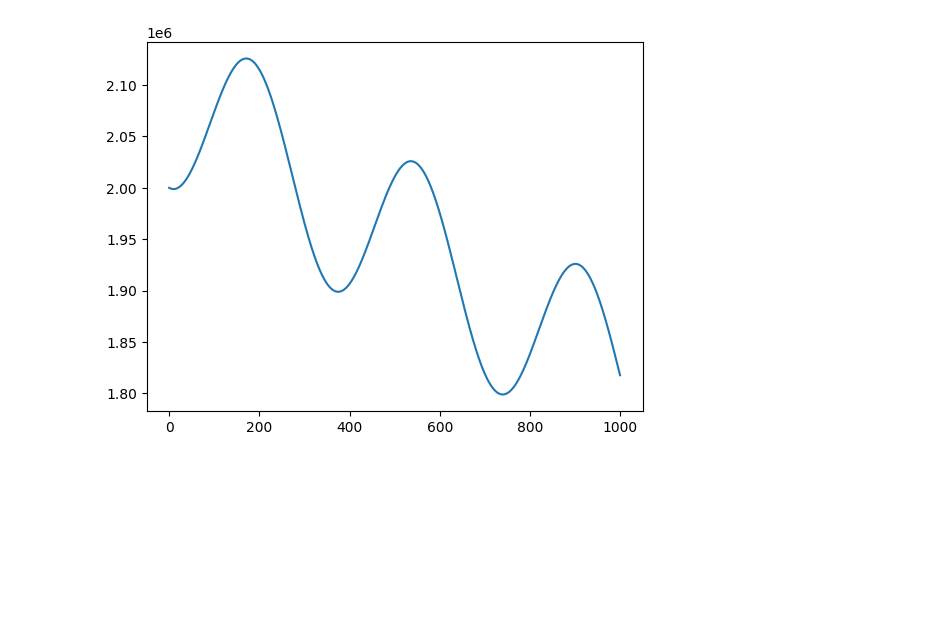
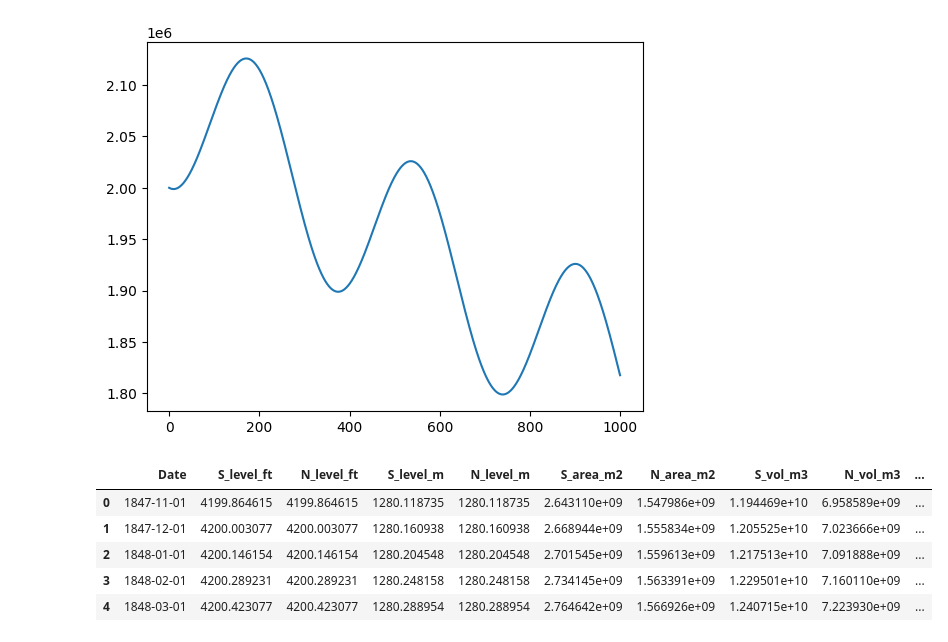
Before and after one commit to danilomcmaster/GSLModel, a Jupyter notebook: tests.ipynb, the cells around one changed output. Cells and saved outputs as stored; diff of their text form; code cells hidden in the pictures; blank space fills up the shorter version.

Commit message:
Added data file and loaded it in the test notebook

```diff
--- a/tests.ipynb
+++ b/tests.ipynb
@@ -32,3 +36,14 @@ plt.plot(t, sol[:, 0])
 # %% [output]
 [<matplotlib.lines.Line2D at 0x...>]
 [figure]
+# %%
+data = pd.read_csv("/Users/taylorlee/Documents/School/2026 Winter/Math 436/GSLModel/data/GSLLevelVol.csv")
+# %%
+data.head()
+# %% [output]
+|  | Date | S_level_ft | N_level_ft | S_level_m | N_level_m | S_area_m2 | N_area_m2 | S_vol_m3 | N_vol_m3 | ... |
+| 0 | 1847-11-01 | 4199.864615 | 4199.864615 | 1280.118735 | 1280.118735 | 2.643110e+09 | 1.547986e+09 | 1.194469e+10 | 6.958589e+09 | ... |
+| 1 | 1847-12-01 | 4200.003077 | 4200.003077 | 1280.160938 | 1280.160938 | 2.668944e+09 | 1.555834e+09 | 1.205525e+10 | 7.023666e+09 | ... |
+| 2 | 1848-01-01 | 4200.146154 | 4200.146154 | 1280.204548 | 1280.204548 | 2.701545e+09 | 1.559613e+09 | 1.217513e+10 | 7.091888e+09 | ... |
+| 3 | 1848-02-01 | 4200.289231 | 4200.289231 | 1280.248158 | 1280.248158 | 2.734145e+09 | 1.563391e+09 | 1.229501e+10 | 7.160110e+09 | ... |
+| 4 | 1848-03-01 | 4200.423077 | 4200.423077 | 1280.288954 | 1280.288954 | 2.764642e+09 | 1.566926e+09 | 1.240715e+10 | 7.223930e+09 | ... |
```
Also changed, not shown: parts of 1 cell of this notebook, 1 other file.
